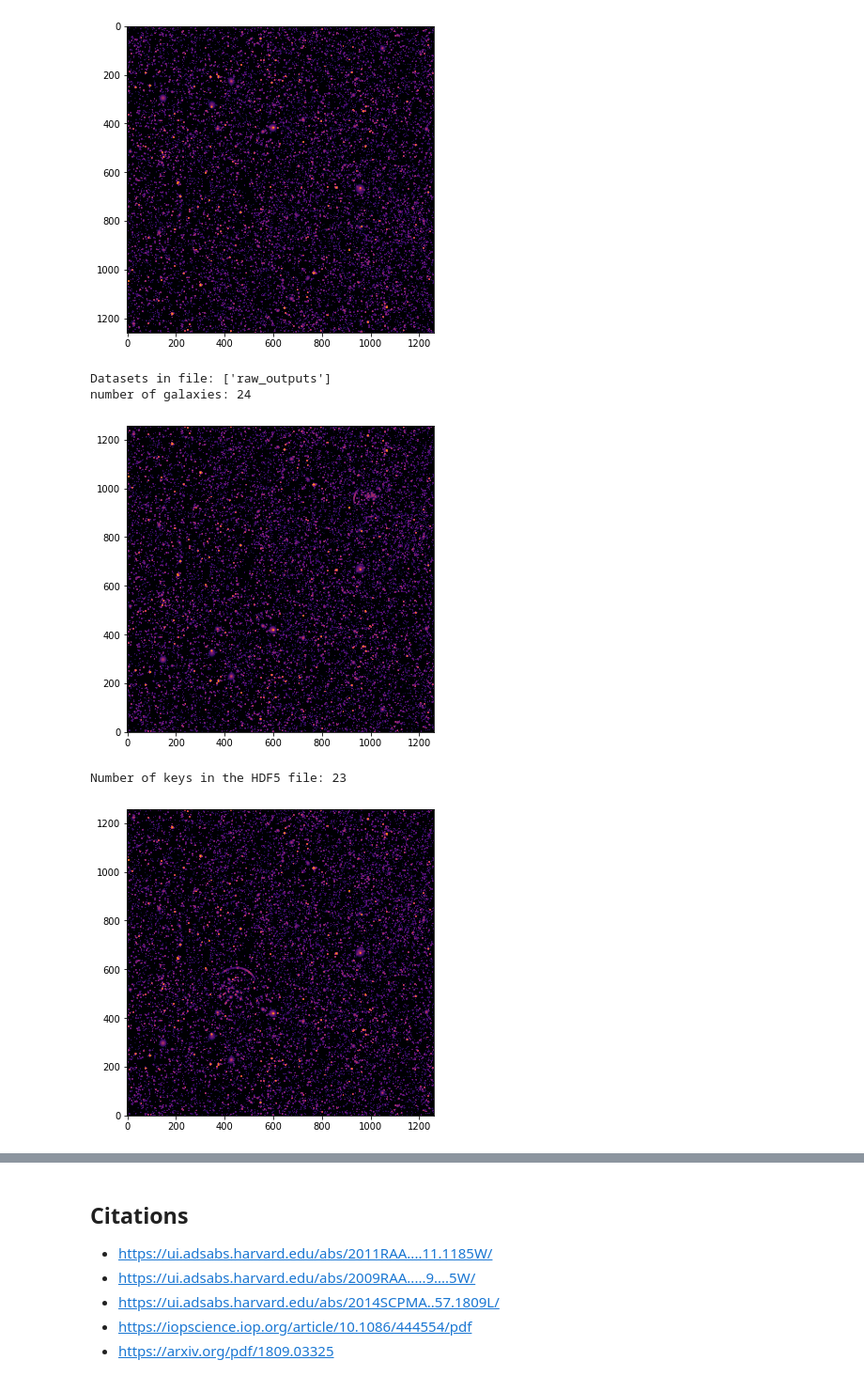
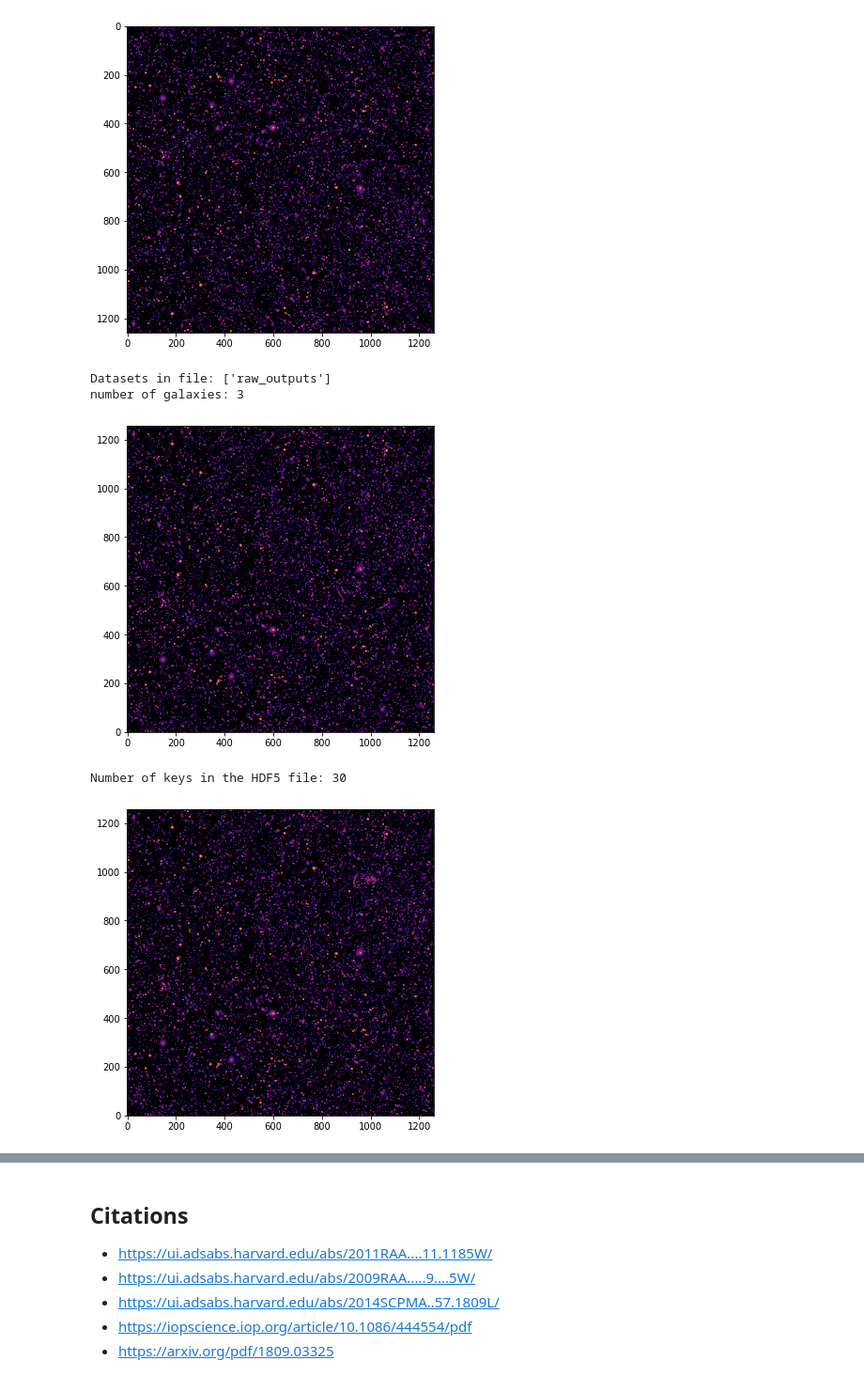
Before and after one commit to moomanchuu/SPHEREx-ML-marco-jame-proj, a Jupyter notebook: backlens1.ipynb, the cells around one changed output, grey strips where cells are left out. Shown at 94% size. Drawn from its saved outputs; the diff is of its cells as text; code cells hidden in the pictures.

```diff
--- a/backlens1.ipynb
+++ b/backlens1.ipynb
@@ -169,40 +169,40 @@ with h5py.File(file_path, "r") as h5_file:
 
 background = images[1]
 fake = np.array([None, None])
-multiple = False
+multiple = True
 canvas_size = 0.6*images[1].shape[1]
 
 # n = 10 # 10 for single clusters, not multiple
 # # n = 3
 if multiple == False:
     n = int(np.random.uniform(10,30))
 else:
     #n = int(np.random.uniform(3,6))
     n=3
 
 print(f"number of galaxies: {n}")
 combined_raw = galaxy.wrapperFunction(n, background, multiple, canvas_size)
 
 # background = images[0]
 # overlay_image = background + imageRaw
 
 plt.figure(figsize=(6, 6))
 
 plt.imshow(combined_raw, cmap="inferno", origin="lower", norm=mpl.colors.SymLogNorm(linthresh=0.005))
 # plt.show()
 # plt.imshow(combined_raw_zoom, cmap="inferno", origin="lower", norm=mpl.colors.SymLogNorm(linthresh=0.005))
 
 # plt.set_title("Cluster Overlaid on Background")
 # plt.set_xlabel("X Coordinate")
 # plt.set_ylabel("Y Coordinate")
 # plt.colorbar(label="Intensity")
 
 # plt.tight_layout()
 plt.show()
 # %% [output]
 Datasets in file: ['raw_outputs']
-number of galaxies: 24
+number of galaxies: 3
-[figure, old version]
+[figure, new version]
 # %%
 import h5py
 
@@ -217,7 +217,7 @@ with h5py.File("lensed_images.h5", "r") as f:
     print(f"Number of keys in the HDF5 file: {num_keys}")
 
     # Images are indexed starting at image_0
-    image2 = f["image_22"][:]
+    image2 = f["image_29"][:]
 
 plt.figure(figsize=(6, 6))
 
@@ -230,8 +230,8 @@ plt.imshow(image2, cmap="inferno", origin="lower", norm=mpl.colors.SymLogNorm(li
 # plt.tight_layout()
 plt.show()
 # %% [output]
-Number of keys in the HDF5 file: 23
+Number of keys in the HDF5 file: 30
-[figure, old version]
+[figure, new version]
 # %%
 from astropy.io import fits
 from scipy.signal import correlate
```
Also changed, not shown: parts of 3 cells of this notebook, 16 other files.
